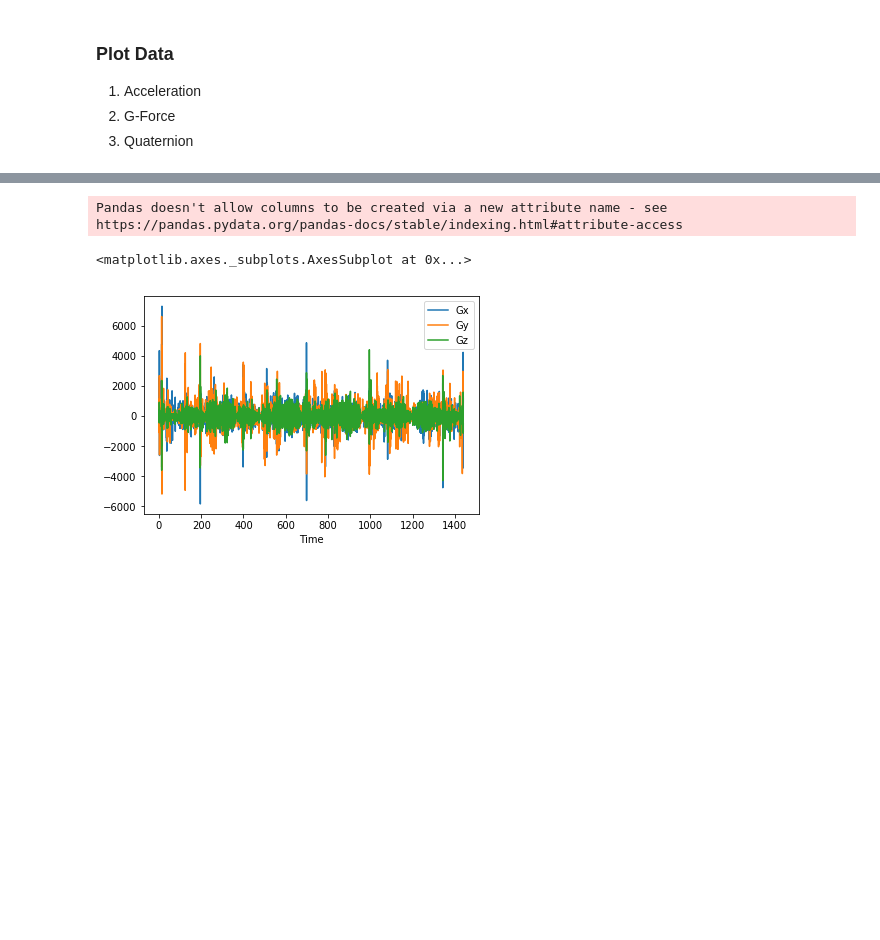
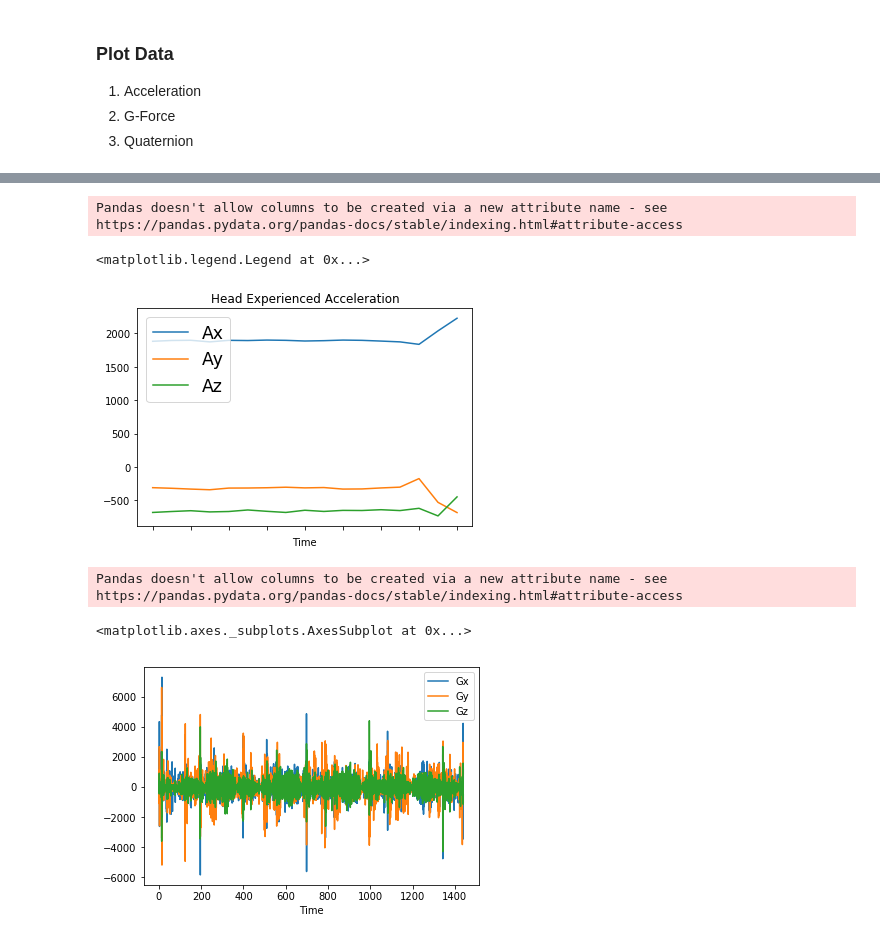
Before and after one commit to shellyginelle/zipline-acceleration-analysis, a Jupyter notebook: MRP - Post Processing Zip line Data.ipynb, the cells around one changed output, grey strips where cells are left out. Cells and saved outputs as stored; diff of their text form; code cells hidden in the pictures; blank space fills up the shorter version.

```diff
--- a/MRP - Post Processing Zip line Data.ipynb
+++ b/MRP - Post Processing Zip line Data.ipynb
@@ -71,7 +75,7 @@ files = glob.glob('DATA-*')
 1. Read all HEAD data files
 '''
 head_raw_dir = os.chdir("/Users/shellyginelle/Data/1 - Head/")
-head_results = pd.DataFrame([], columns=colnames)
+head_results = pd.DataFrame([], columns=colnames_HAM_IMU)
 
 for counter, file in enumerate(files):
     head_df = pd.read_csv(file, skiprows=[0,1,2,3,4,5,6,7], sep=',', names=colnames_HAM_IMU, engine='python')
@@ -83,13 +87,13 @@ head_results.to_csv('/Users/shellyginelle/Data/1 - Head/COMBINED_HEAD_DATA.csv')
 
 #Read combined data, rename columns and print data
 head_raw_df = pd.read_csv('/Users/shellyginelle/Data/1 - Head/COMBINED_HEAD_DATA.csv',
-                 skiprows=[0,1,2,3,4,5,6,7], sep=',', names=colnames, header=None, engine='python')
+                 skiprows=[0,1,2,3,4,5,6,7], sep=',', names=colnames_HAM_IMU, header=None, engine='python')
 
 '''
 2. Read all NECK C7 data files
 '''
 neck_raw_dir = os.chdir("/Users/shellyginelle/Data/2 - Neck C7/")
-neck_results = pd.DataFrame([], columns=colnames)
+neck_results = pd.DataFrame([], columns=colnames_HAM_IMU)
 
 for counter, file in enumerate(files):
     neck_df = pd.read_csv(file, skiprows=[0,1,2,3,4,5,6,7], sep=',', names=colnames_HAM_IMU, engine='python')
@@ -101,13 +105,13 @@ neck_results.to_csv('/Users/shellyginelle/Data/2 - Neck C7/COMBINED_NECK_DATA.cs
 
 #Read combined data, rename columns and print data
 neck_raw_df = pd.read_csv("/Users/shellyginelle/Data/2 - Neck C7/COMBINED_NECK_DATA.csv",
-                 skiprows=[0,1,2,3,4,5,6,7], sep=',', names=colnames, header=None, engine='python')
+                 skiprows=[0,1,2,3,4,5,6,7], sep=',', names=colnames_HAM_IMU, header=None, engine='python')
 
 '''
 3. Read all SHOULDER data files
 '''
 shoulder_raw_dir = os.chdir("/Users/shellyginelle/Data/3 - Left Shoulder/")
-shoulder_results = pd.DataFrame([], columns=colnames)
+shoulder_results = pd.DataFrame([], columns=colnames_HAM_IMU_ALT)
 
 for counter, file in enumerate(files):
     shoulder_df = pd.read_csv(file, skiprows=[0,1,2,3,4,5,6,7,8], sep=',', names=colnames_HAM_IMU_ALT, engine='python')
@@ -119,13 +123,13 @@ shoulder_results.to_csv('/Users/shellyginelle/Data/3 - Left Shoulder/COMBINED_SH
 
 #Read combined data, rename columns and print data
 shoulder_raw_df = pd.read_csv("/Users/shellyginelle/Data/3 - Left Shoulder/COMBINED_SHOULDER_DATA.csv",
-                 skiprows=[0,1,2,3,4,5,6,7], sep=',', names=colnames, header=None, engine='python')
+                 skiprows=[0,1,2,3,4,5,6,7], sep=',', names=colnames_HAM_IMU_ALT, header=None, engine='python')
 
 '''
 4. Read all HEART data files
 '''
 heart_raw_dir = os.chdir("/Users/shellyginelle/Data/4 - Heart/")
-heart_results = pd.DataFrame([], columns=colnames)
+heart_results = pd.DataFrame([], columns=colnames_HAM_IMU)
 
 for counter, file in enumerate(files):
     heart_df = pd.read_csv(file, skiprows=[0,1,2,3,4,5,6,7], sep=',', names=colnames_HAM_IMU, engine='python')
@@ -137,13 +141,13 @@ heart_results.to_csv('/Users/shellyginelle/Data/4 - Heart/COMBINED_HEART_DATA.cs
 
 #Read combined data, rename columns and print data
 heart_raw_df = pd.read_csv("/Users/shellyginelle/Data/4 - Heart/COMBINED_HEART_DATA.csv",
-                 skiprows=[0,1,2,3,4,5,6,7], sep=',', names=colnames, header=None, engine='python')
+                 skiprows=[0,1,2,3,4,5,6,7], sep=',', names=colnames_HAM_IMU, header=None, engine='python')
 
 '''
 5. Read all COM Harness data files
 '''
 com_raw_dir = os.chdir("/Users/shellyginelle/Data/5 - COM Harness/")
-com_results = pd.DataFrame([], columns=colnames)
+com_results = pd.DataFrame([], columns=colnames_HAM_IMU)
 
 for counter, file in enumerate(files):
     com_df = pd.read_csv(file, skiprows=[0,1,2,3,4,5,6,7], sep=',', names=colnames_HAM_IMU, engine='python')
@@ -155,4 +159,4 @@ com_results.to_csv('/Users/shellyginelle/Data/5 - COM Harness/COMBINED_COM_DATA.
 
 #Read combined data, rename columns and print data
 com_raw_df = pd.read_csv("/Users/shellyginelle/Data/5 - COM Harness/COMBINED_COM_DATA.csv",
-                 skiprows=[0,1,2,3,4,5,6,7], sep=',', names=colnames, header=None, engine='python')
+                 skiprows=[0,1,2,3,4,5,6,7], sep=',', names=colnames_HAM_IMU, header=None, engine='python')
@@ -215,0 +313,3 @@ Pandas doesn't allow columns to be created via a new attribute name - see https:
+# %%
+head_run1 = head_raw_df.iloc[74:91]
+head_run1
@@ -216,3 +335,10 @@ Pandas doesn't allow columns to be created via a new attribute name - see https:
+# %%
+head_run1_plot = head_run1.plot(title = 'Head Experienced Acceleration',  x = 'Time', y = acceleration)
+head_run1_plot.legend(loc=2, fontsize = 'xx-large')
+# %% [output]
+Pandas doesn't allow columns to be created via a new attribute name - see https://pandas.pydata.org/pandas-docs/stable/indexing.html#attribute-access
+<matplotlib.legend.Legend at 0x...>
+[figure, added]
 # %%
 gyroscope = ['Gx', 'Gy', 'Gz']
 
```
Also changed, not shown: parts of 11 cells of this notebook, 4 other files.
